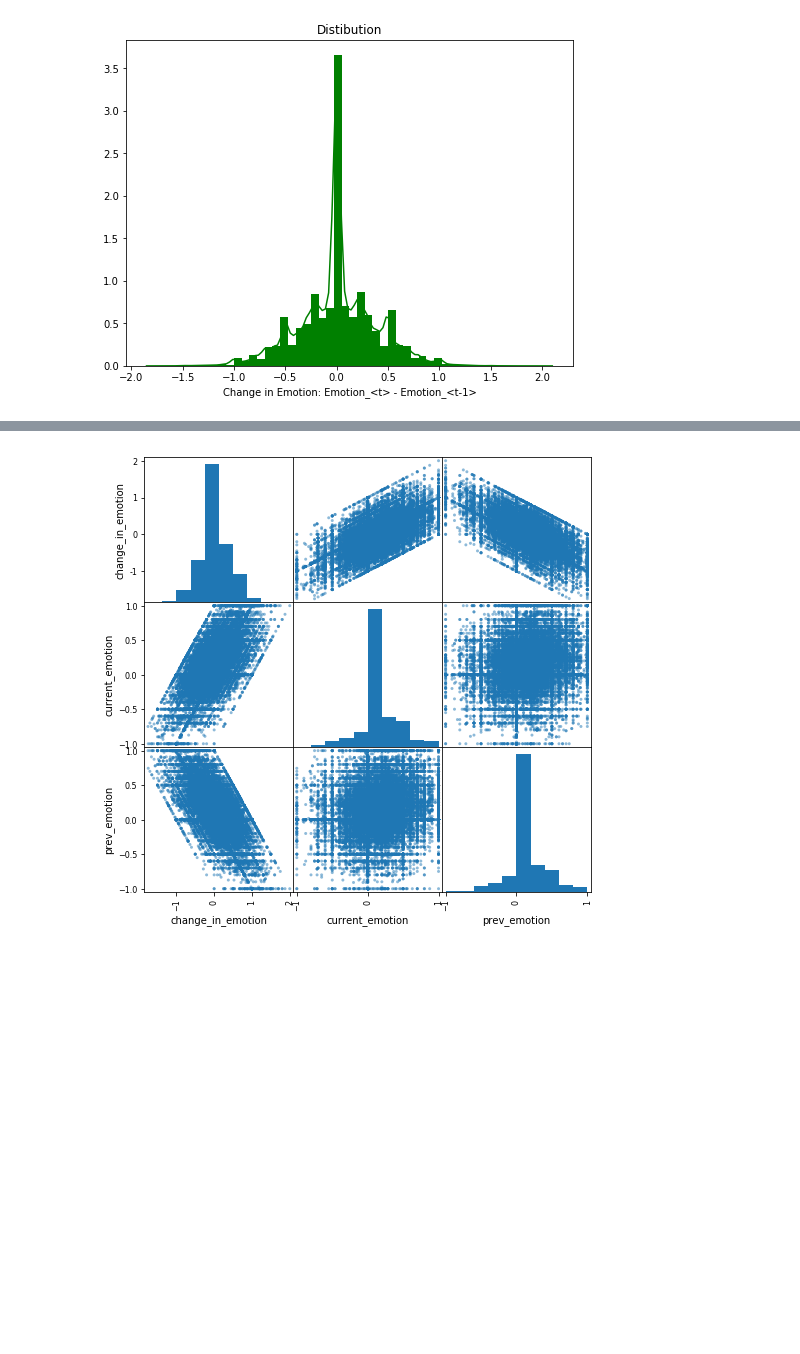
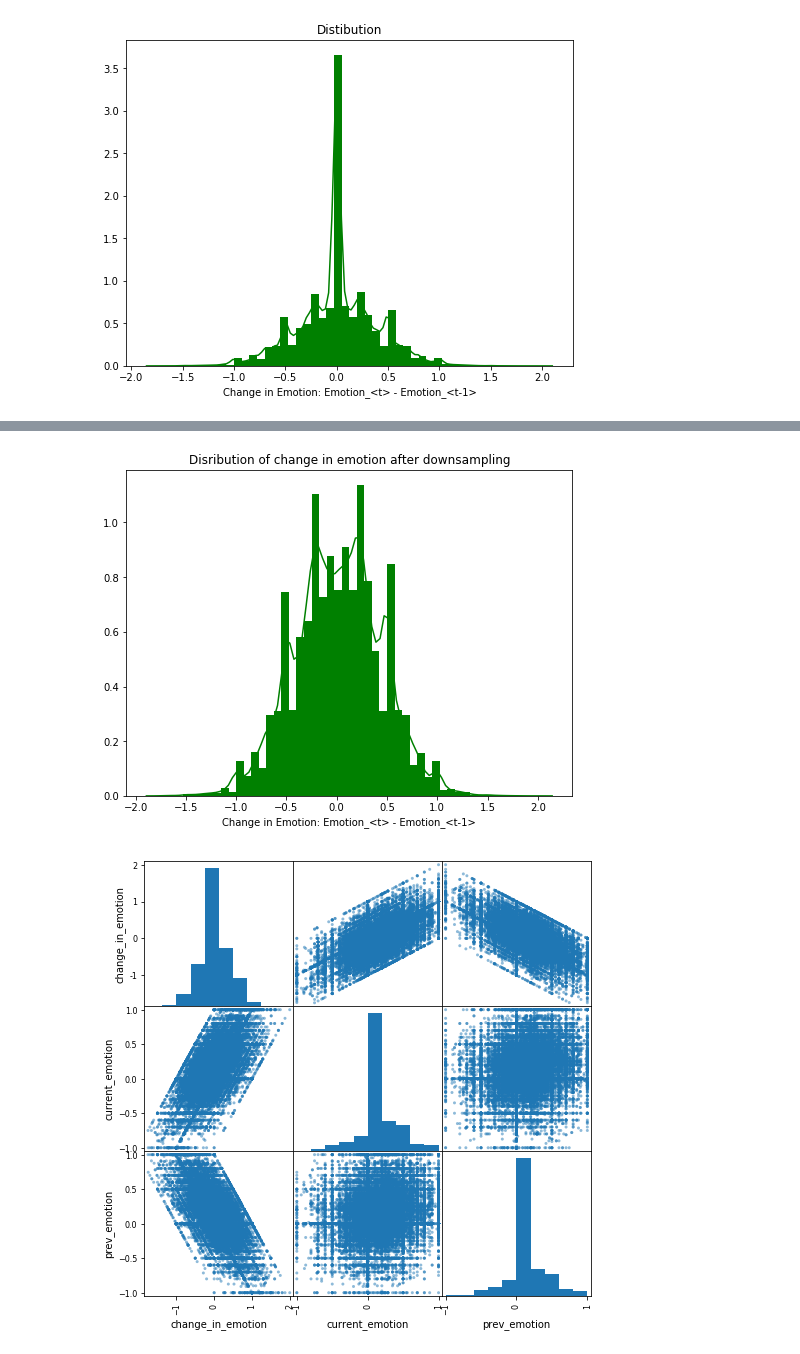
Before and after one commit to zmahoor/loris_ai_data_challenge, a Jupyter notebook: question_2_part_a.ipynb, the cells around one changed output, grey strips where cells are left out. Saved outputs shown, nothing was run; the diff lists cells and outputs as text; code cells hidden in the pictures; blank space fills up the shorter version.

Commit message:
downsampling

```diff
--- a/question_2.ipynb
+++ b/question_2_part_a.ipynb
@@ -156,3 +190,39 @@ plt.title('Disribution of Outcome')
 plt.show()
 # %% [output]
 [figure]
+# %%
+# downsample majority output: emotion=0
+data = {}
+data['input'] = x_train
+data['output'] = y_train
+data_df = pd.DataFrame(data)
+
+label_25 = data_df[data_df.output == 0.25]
+non_zero_label = data_df[data_df.output != 0]
+zero_label = data_df[data_df.output == 0]
+
+# Downsample majority label: emotion=0.0
+df_zeros_downsampled = resample(zero_label,
+                               replace=False,    # sample without replacement
+                               n_samples=label_25.count()[0],     # to match minority class
+                               random_state=123) # reproducible results
+
+# Combine minority class with downsampled majority class
+df_downsampled = pd.concat([df_zeros_downsampled, non_zero_label])
+# %%
+# Display new class counts
+print("Downsampled: ", df_downsampled.count())
+
+downsampled_y_train = df_downsampled['output']
+downsampled_x_train = df_downsampled['input']
+
+downsampled_x_train = downsampled_x_train.values.tolist()
+
+# regression model after downsampling
+rgModel = linear_model.LinearRegression()
+rgModel.fit(downsampled_x_train, downsampled_y_train)
+y_pred = rgModel.predict(x_test)
+
+print('Coefficients: \n', rgModel.coef_)
+print("Mean squared error: %.2f"% mean_squared_error(y_test, y_pred))
+print('Variance score: %.2f' % r2_score(y_test, y_pred))
@@ -159,3 +245,12 @@ plt.show()
+# %%
+# distribution of change in emotion
+fig, ax = plt.subplots(figsize=(8, 6))
+sns.distplot(downsampled_y_train, kde=True, color='green', hist_kws=dict(alpha=1))
+plt.xlabel('Change in Emotion: Emotion_<t> - Emotion_<t-1>')
+plt.title('Disribution of change in emotion after downsampling')
+plt.show()
+# %% [output]
+[figure, added]
 # %%
 emotions_df = pd.DataFrame(conversations_list)
 pd.plotting.scatter_matrix(emotions_df, figsize=(8, 8))
```
Also changed, not shown: parts of 30 cells of this notebook, 2 other files.
